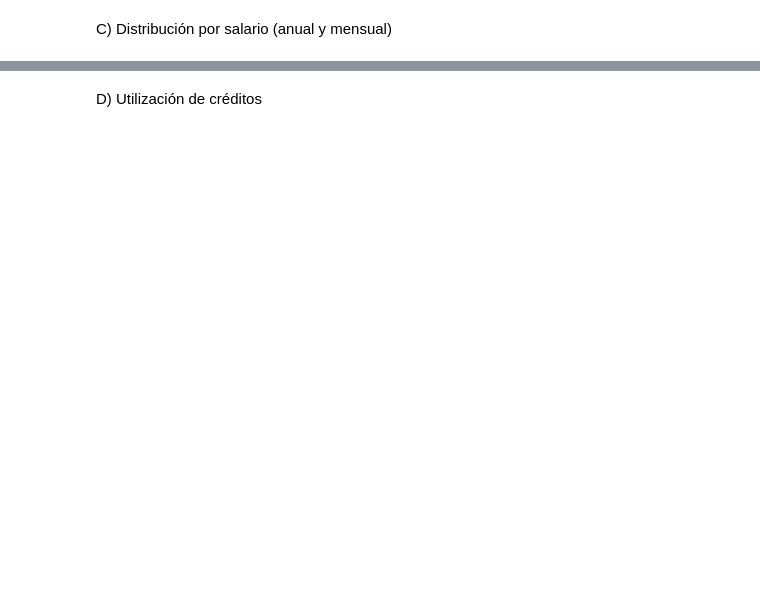
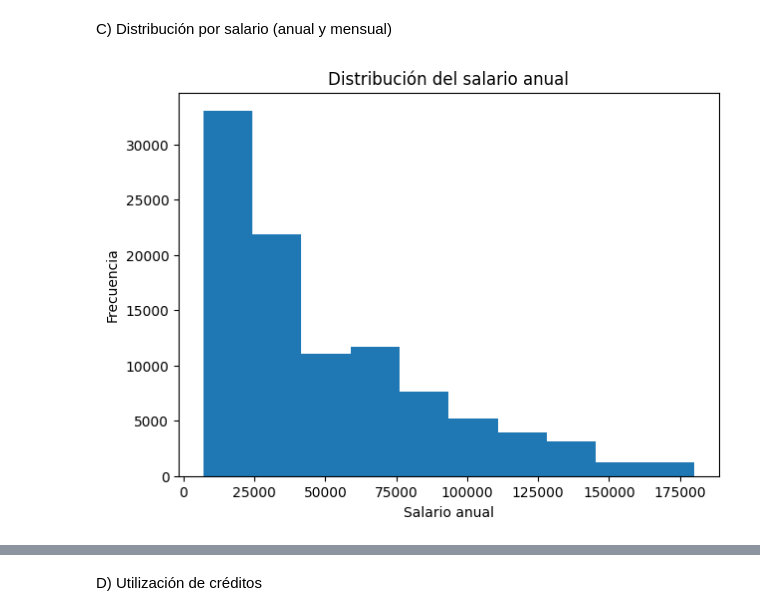
Before and after one commit to Luca-web25/An-lisis-exploratorio-cr-ditos, a Jupyter notebook: Deteccioon_de_Fraude.ipynb, the cells around one changed output, grey strips where cells are left out. Drawn from its saved outputs; the diff is of its cells as text; code cells hidden in the pictures; blank space fills up the shorter version.

```diff
--- a/Deteccioon_de_Fraude.ipynb
+++ b/Deteccioon_de_Fraude.ipynb
@@ -142,2 +182,17 @@ B) Distribución por edad
 # %% [markdown]
 C) Distribución por salario (anual y mensual)
+# %%
+# Distribución por salario anual
+
+plt.figure(figsize=(7,5))
+
+plt.hist(
+    bank_df["Annual_Income"].drop_nulls().to_list()
+)
+
+plt.title("Distribución del salario anual")
+plt.xlabel("Salario anual")
+plt.ylabel("Frecuencia")
+plt.show()
+# %% [output]
+[figure, added]
```
Also changed, not shown: parts of 8 cells of this notebook.
